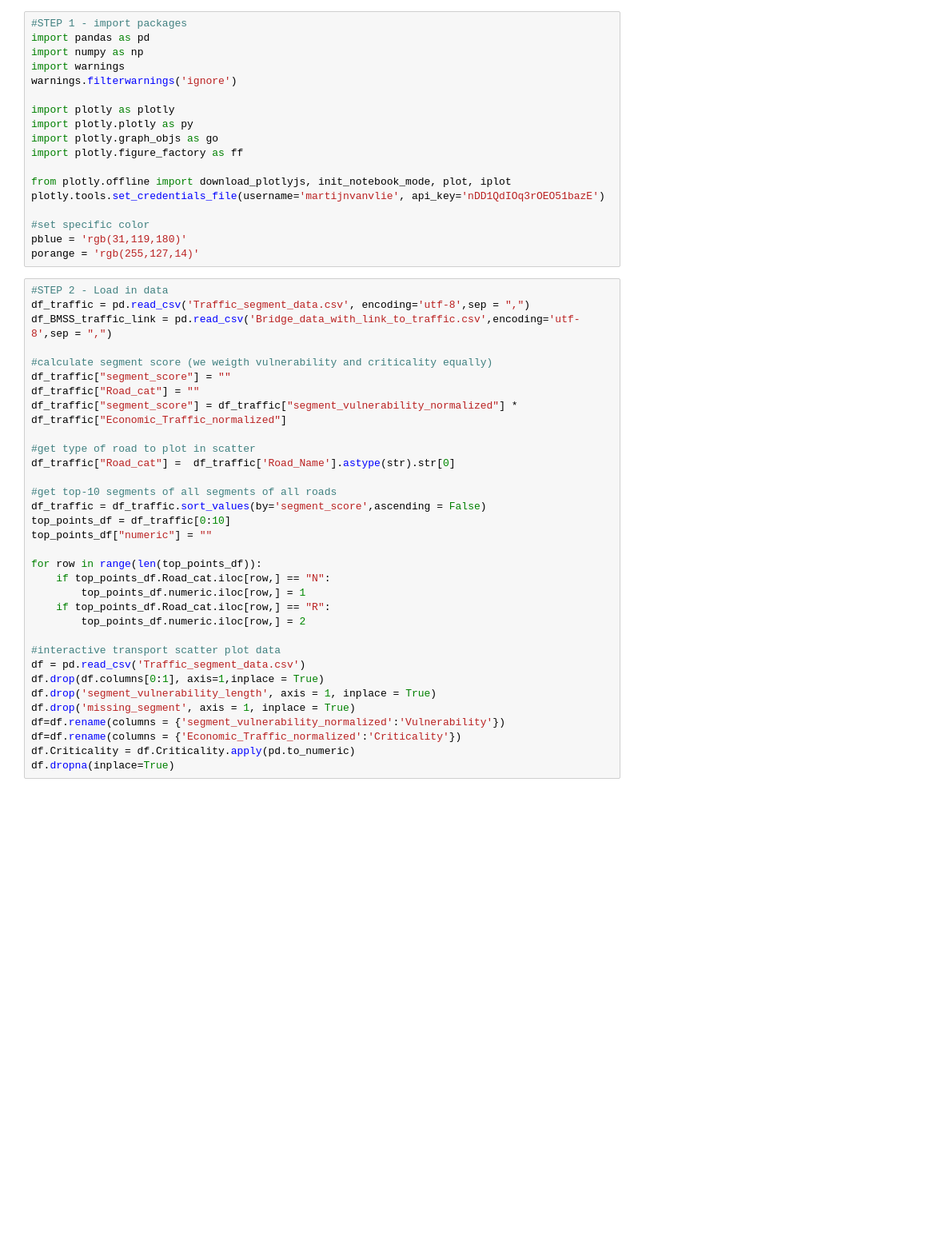
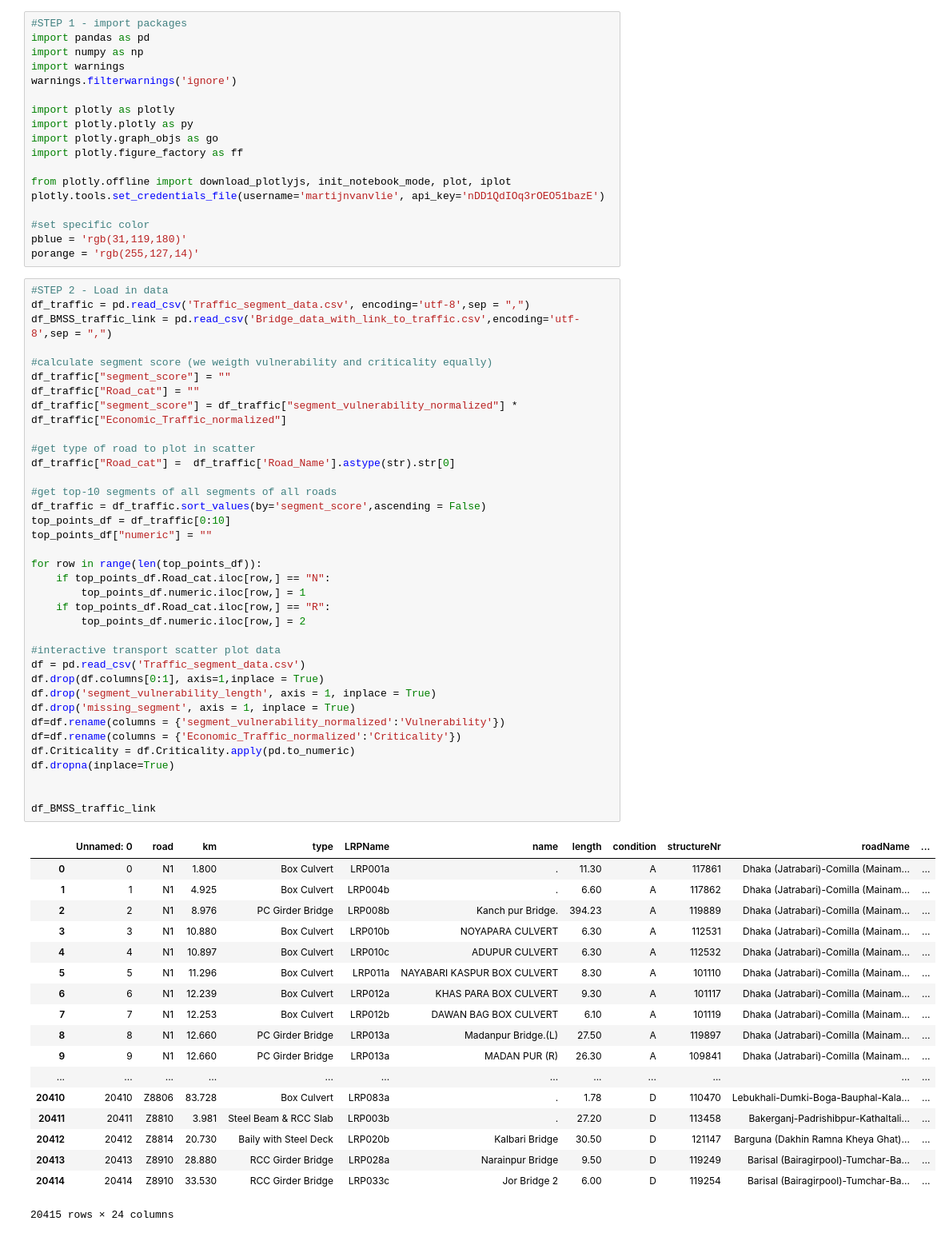
Before and after one commit to lauracrowley97/bangly-deshy, a Jupyter notebook: Assignment 3/Hand_in/Visualisation scripts/Visualisations 3.2.1/Visualisation part 3.1.ipynb, the cells around one changed output. Shown at 80% size. Cells and saved outputs as stored; diff of their text form; blank space fills up the shorter version.

Commit message:
Did data stuff on most important bridges

```diff
--- a/Assignment 3/Hand_in/Visualisation scripts/Visualisations 3.2.1/Visualisation part 3.1.ipynb
+++ b/Assignment 3/Hand_in/Visualisation scripts/Visualisations 3.2.1/Visualisation part 3.1.ipynb
@@ -22,30 +22,52 @@ df_traffic = pd.read_csv('Traffic_segment_data.csv', encoding='utf-8',sep = ",")
 df_BMSS_traffic_link = pd.read_csv('Bridge_data_with_link_to_traffic.csv',encoding='utf-8',sep = ",")
 
 #calculate segment score (we weigth vulnerability and criticality equally)
 df_traffic["segment_score"] = ""
 df_traffic["Road_cat"] = ""
 df_traffic["segment_score"] = df_traffic["segment_vulnerability_normalized"] * df_traffic["Economic_Traffic_normalized"]
 
 #get type of road to plot in scatter
 df_traffic["Road_cat"] =  df_traffic['Road_Name'].astype(str).str[0]
 
 #get top-10 segments of all segments of all roads
 df_traffic = df_traffic.sort_values(by='segment_score',ascending = False)
 top_points_df = df_traffic[0:10]
 top_points_df["numeric"] = ""
 
 for row in range(len(top_points_df)):
     if top_points_df.Road_cat.iloc[row,] == "N":
         top_points_df.numeric.iloc[row,] = 1
     if top_points_df.Road_cat.iloc[row,] == "R":
         top_points_df.numeric.iloc[row,] = 2
 
 #interactive transport scatter plot data
 df = pd.read_csv('Traffic_segment_data.csv')
 df.drop(df.columns[0:1], axis=1,inplace = True)
 df.drop('segment_vulnerability_length', axis = 1, inplace = True)
 df.drop('missing_segment', axis = 1, inplace = True)
 df=df.rename(columns = {'segment_vulnerability_normalized':'Vulnerability'})
 df=df.rename(columns = {'Economic_Traffic_normalized':'Criticality'})
 df.Criticality = df.Criticality.apply(pd.to_numeric)
 df.dropna(inplace=True)
+
+
+df_BMSS_traffic_link
+# %% [output]
+|  | Unnamed: 0 | road | km | type | LRPName | name | length | condition | structureNr | roadName | ... |
+| 0 | 0 | N1 | 1.800 | Box Culvert | LRP001a | . | 11.30 | A | 117861 | Dhaka (Jatrabari)-Comilla (Mainam... | ... |
+| 1 | 1 | N1 | 4.925 | Box Culvert | LRP004b | . | 6.60 | A | 117862 | Dhaka (Jatrabari)-Comilla (Mainam... | ... |
+| 2 | 2 | N1 | 8.976 | PC Girder Bridge | LRP008b | Kanch pur Bridge. | 394.23 | A | 119889 | Dhaka (Jatrabari)-Comilla (Mainam... | ... |
+| 3 | 3 | N1 | 10.880 | Box Culvert | LRP010b | NOYAPARA CULVERT | 6.30 | A | 112531 | Dhaka (Jatrabari)-Comilla (Mainam... | ... |
+| 4 | 4 | N1 | 10.897 | Box Culvert | LRP010c | ADUPUR CULVERT | 6.30 | A | 112532 | Dhaka (Jatrabari)-Comilla (Mainam... | ... |
+| 5 | 5 | N1 | 11.296 | Box Culvert | LRP011a | NAYABARI KASPUR BOX CULVERT | 8.30 | A | 101110 | Dhaka (Jatrabari)-Comilla (Mainam... | ... |
+| 6 | 6 | N1 | 12.239 | Box Culvert | LRP012a | KHAS PARA BOX CULVERT | 9.30 | A | 101117 | Dhaka (Jatrabari)-Comilla (Mainam... | ... |
+| 7 | 7 | N1 | 12.253 | Box Culvert | LRP012b | DAWAN BAG BOX CULVERT | 6.10 | A | 101119 | Dhaka (Jatrabari)-Comilla (Mainam... | ... |
+| 8 | 8 | N1 | 12.660 | PC Girder Bridge | LRP013a | Madanpur Bridge.(L) | 27.50 | A | 119897 | Dhaka (Jatrabari)-Comilla (Mainam... | ... |
+| 9 | 9 | N1 | 12.660 | PC Girder Bridge | LRP013a | MADAN PUR (R) | 26.30 | A | 109841 | Dhaka (Jatrabari)-Comilla (Mainam... | ... |
+| ... | ... | ... | ... | ... | ... | ... | ... | ... | ... | ... | ... |
+| 20410 | 20410 | Z8806 | 83.728 | Box Culvert | LRP083a | . | 1.78 | D | 110470 | Lebukhali-Dumki-Boga-Bauphal-Kala... | ... |
+| 20411 | 20411 | Z8810 | 3.981 | Steel Beam & RCC Slab | LRP003b | . | 27.20 | D | 113458 | Bakerganj-Padrishibpur-Kathaltali... | ... |
+| 20412 | 20412 | Z8814 | 20.730 | Baily with Steel Deck | LRP020b | Kalbari Bridge | 30.50 | D | 121147 | Barguna (Dakhin Ramna Kheya Ghat)... | ... |
+| 20413 | 20413 | Z8910 | 28.880 | RCC Girder Bridge | LRP028a | Narainpur Bridge | 9.50 | D | 119249 | Barisal (Bairagirpool)-Tumchar-Ba... | ... |
+| 20414 | 20414 | Z8910 | 33.530 | RCC Girder Bridge | LRP033c | Jor Bridge 2 | 6.00 | D | 119254 | Barisal (Bairagirpool)-Tumchar-Ba... | ... |
+20415 rows × 24 columns
```
Also changed, not shown: parts of 2 cells of this notebook, 7 other files.
